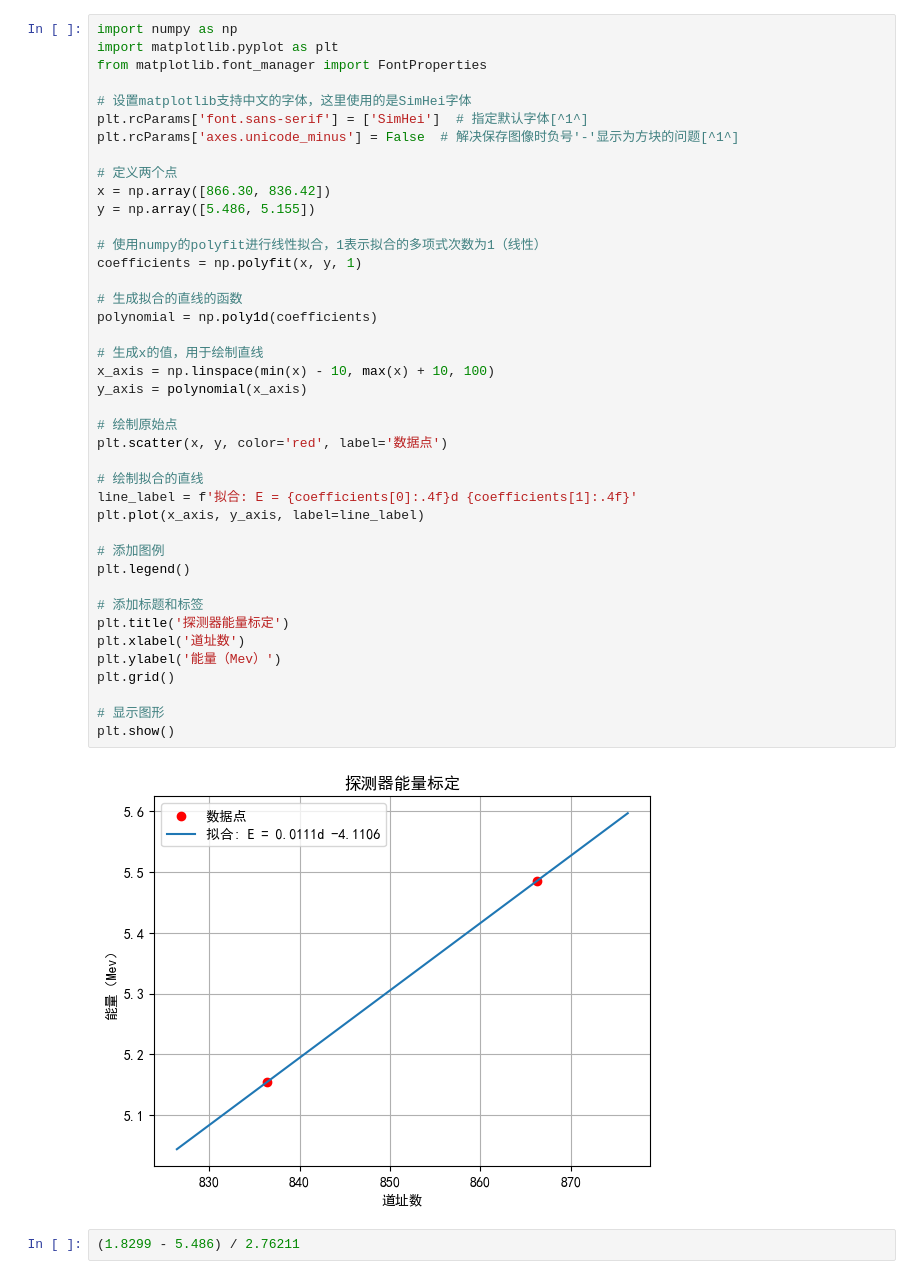
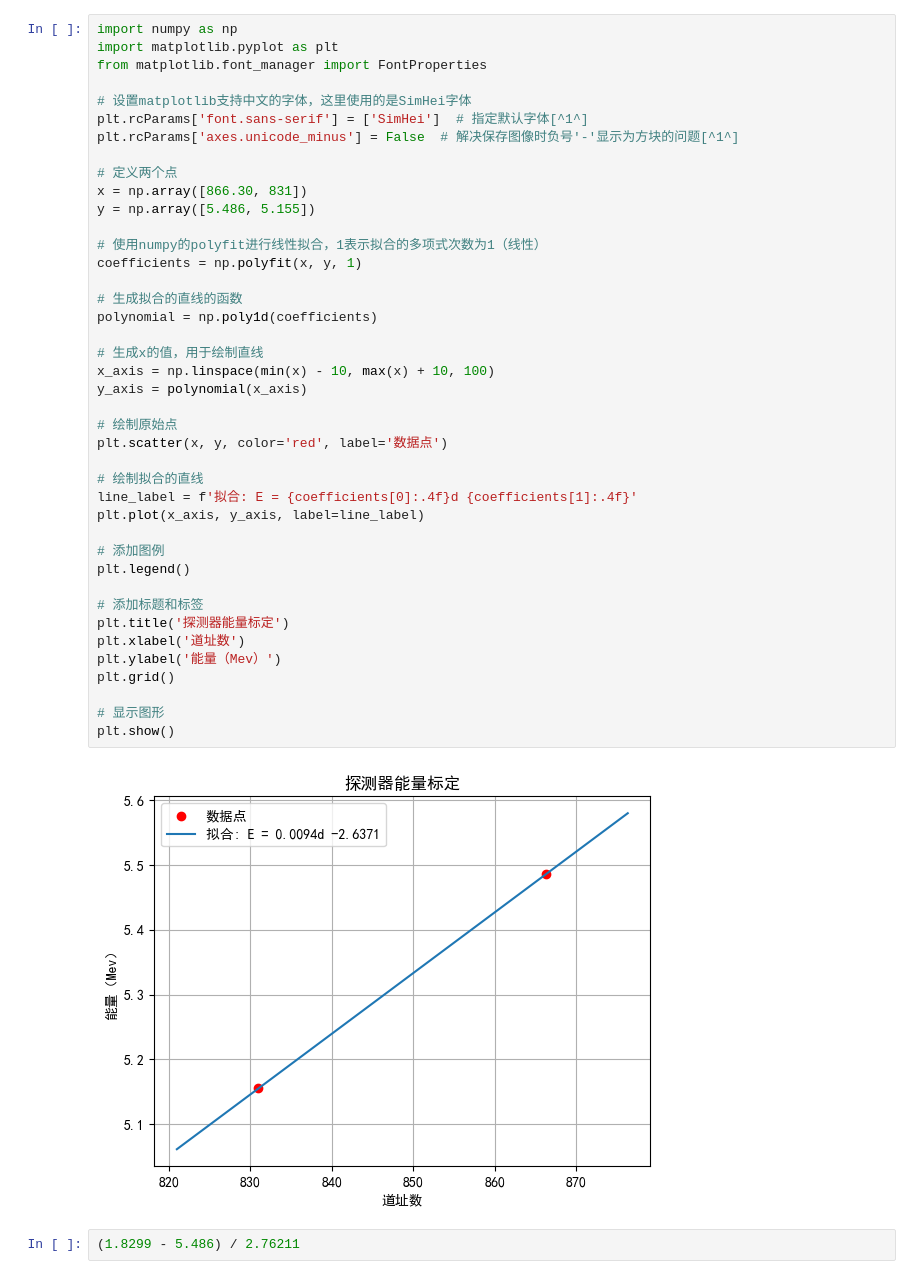
Before and after one commit to TaLEsCuber/APLabR_TaLEs, a Jupyter notebook: Lab1_D5Report/analysis/draft1.ipynb, the cells around one changed output. Drawn from its saved outputs; the diff is of its cells as text.

```diff
--- a/Lab1_D5Report/analysis/draft1.ipynb
+++ b/Lab1_D5Report/analysis/draft1.ipynb
@@ -8,39 +8,39 @@ plt.rcParams['font.sans-serif'] = ['SimHei']  # 指定默认字体[^1^]
 plt.rcParams['axes.unicode_minus'] = False  # 解决保存图像时负号'-'显示为方块的问题[^1^]
 
 # 定义两个点
-x = np.array([866.30, 836.42])
+x = np.array([866.30, 831])
 y = np.array([5.486, 5.155])
 
 # 使用numpy的polyfit进行线性拟合，1表示拟合的多项式次数为1（线性）
 coefficients = np.polyfit(x, y, 1)
 
 # 生成拟合的直线的函数
 polynomial = np.poly1d(coefficients)
 
 # 生成x的值，用于绘制直线
 x_axis = np.linspace(min(x) - 10, max(x) + 10, 100)
 y_axis = polynomial(x_axis)
 
 # 绘制原始点
 plt.scatter(x, y, color='red', label='数据点')
 
 # 绘制拟合的直线
 line_label = f'拟合: E = {coefficients[0]:.4f}d {coefficients[1]:.4f}'
 plt.plot(x_axis, y_axis, label=line_label)
 
 # 添加图例
 plt.legend()
 
 # 添加标题和标签
 plt.title('探测器能量标定')
 plt.xlabel('道址数')
 plt.ylabel('能量（Mev）')
 plt.grid()
 
 # 显示图形
 plt.show()
 # %% [output]
-[figure, old version]
+[figure, new version]
 # %%
 (1.8299 - 5.486) / 2.76211
 # %% [output]
```
Also changed, not shown: parts of 2 cells of this notebook, 12 other files.
